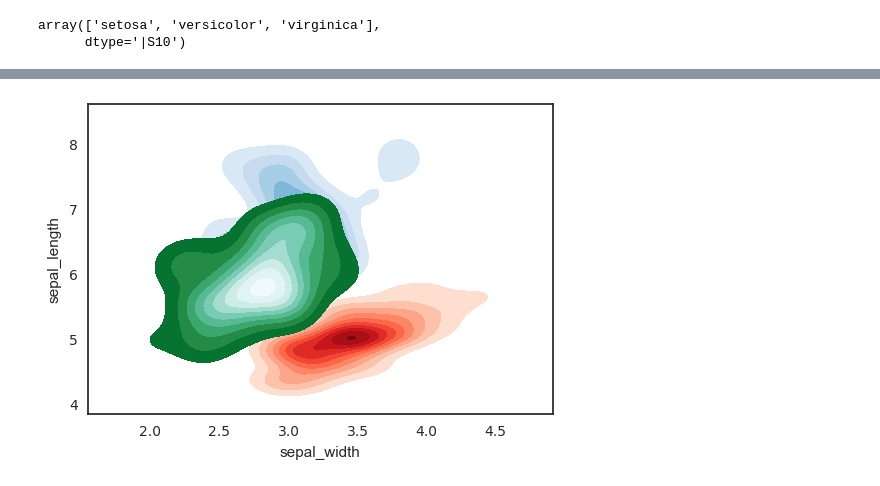
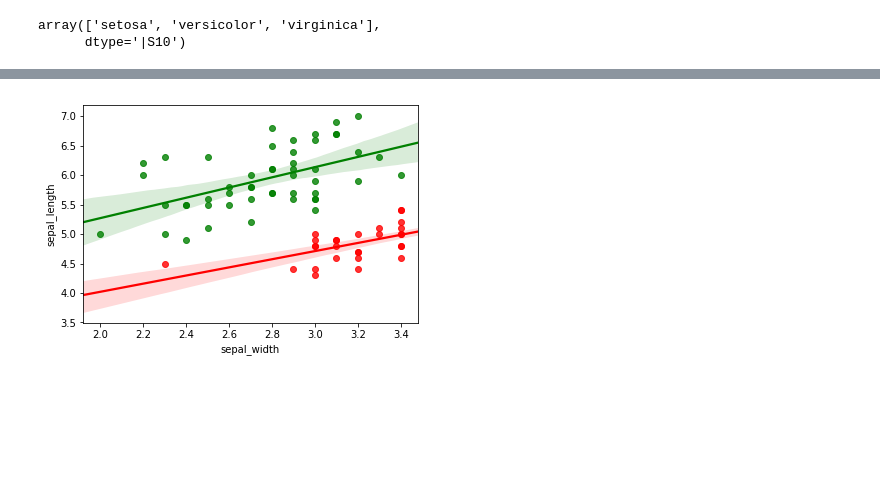
Before and after one commit to rakibalfahad/ExploratoryDataAnalysis, a Jupyter notebook: DataVisualization/IPClass_DataVisualization.ipynb, the cells around one changed output, grey strips where cells are left out. Drawn from its saved outputs; the diff is of its cells as text; code cells hidden in the pictures; blank space fills up the shorter version.

```diff
--- a/DataVisualization/IPClass_DataVisualization.ipynb
+++ b/DataVisualization/IPClass_DataVisualization.ipynb
@@ -99 +112,8 @@ plt.show()
+# %%
+#Scatter plot with linear regression model fit
+ax = sns.regplot(versicolor.sepal_width, versicolor.sepal_length, fit_reg=True, color="g")
+ax= sns.regplot(setosa.sepal_width, setosa.sepal_length, fit_reg=True, color="r")
+plt.show()
+# %% [output]
+[figure, added]
 # %%
@@ -101,18 +125,3 @@ y_df=pd.DataFrame(y)
 y_df.columns=["Species"]
 
 dataFull=pd.concat([X,y_df],axis=1)
-# %%
-iris = sns.load_dataset("iris")
-
-
-setosa = iris.loc[iris.species == "setosa"]
-virginica = iris.loc[iris.species == "virginica"]
-versicolor = iris.loc[iris.species == "versicolor"]
-
-
-ax = sns.kdeplot(setosa.sepal_width, setosa.sepal_length, cmap="Reds", shade=True, shade_lowest=False)
-ax = sns.kdeplot(virginica.sepal_width, virginica.sepal_length, cmap="Blues", shade=True, shade_lowest=False)
-ax = sns.kdeplot(versicolor.sepal_width, versicolor.sepal_length, cmap="BuGn_r", shade=True, shade_lowest=False)
-plt.show()
-# %% [output]
-[figure, removed]
```
Also changed, not shown: parts of 28 cells of this notebook, 1 other file.
